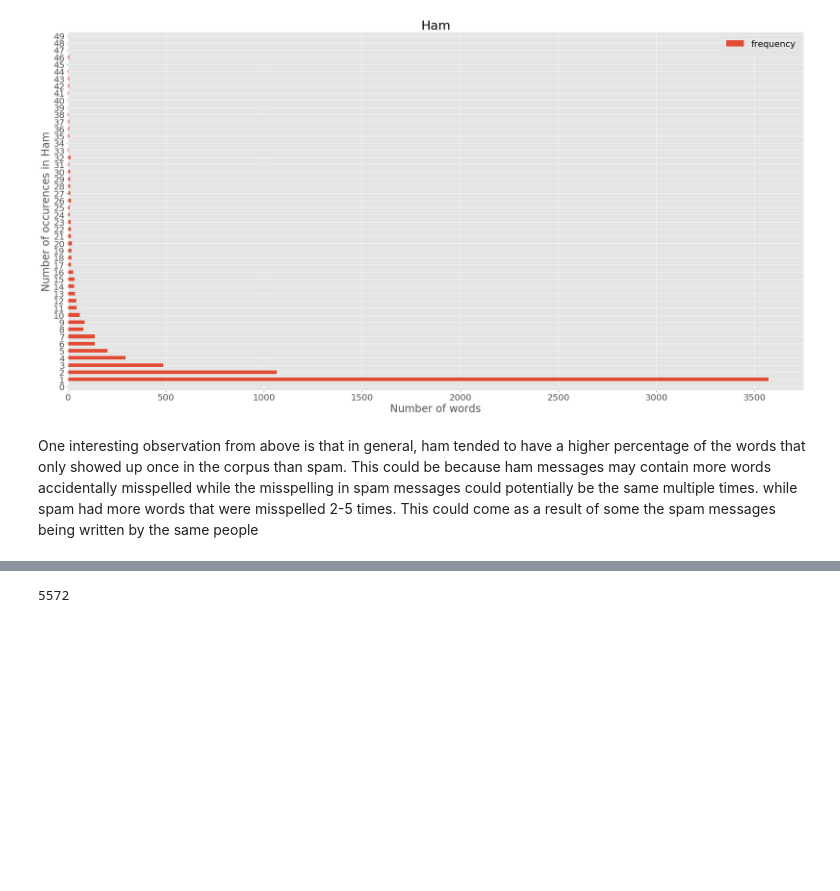
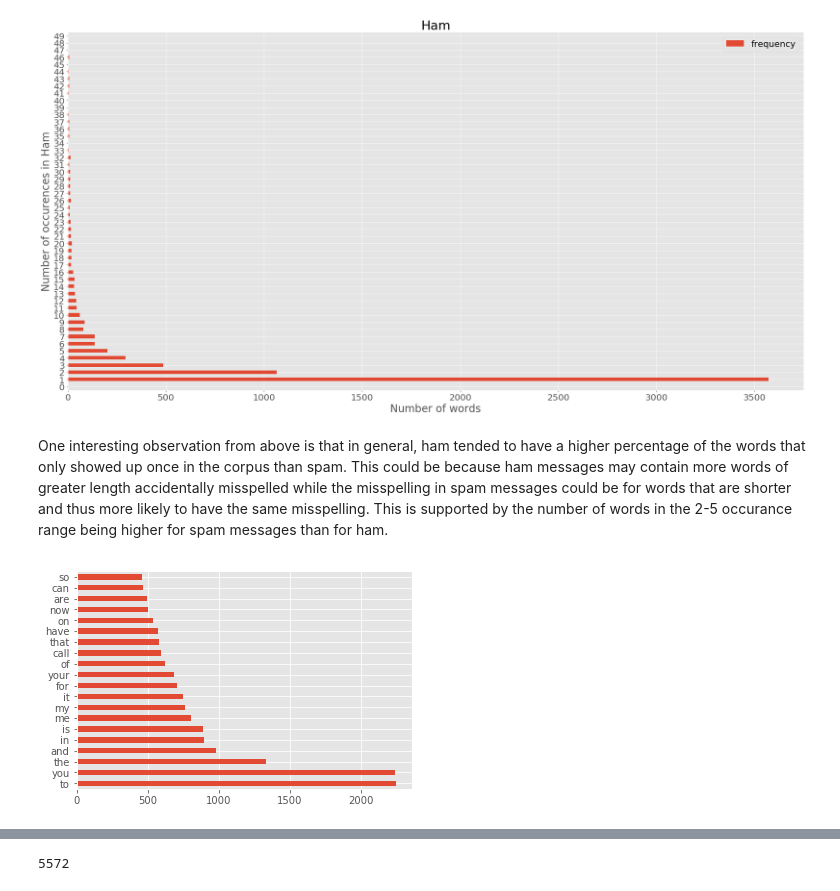
Before and after one commit to ML-Project8/SpamVsHamDataAnalysis, a Jupyter notebook: Lab2-SpamVsHam.ipynb, the cells around one changed output, grey strips where cells are left out. Drawn from its saved outputs; the diff is of its cells as text; code cells hidden in the pictures; blank space fills up the shorter version.

Commit message:
more visuals

```diff
--- a/Lab2-SpamVsHam.ipynb
+++ b/Lab2-SpamVsHam.ipynb
@@ -154,4 +217,13 @@ plt.xlabel("Number of words")
 [figure]
 [figure]
 # %% [markdown]
-One interesting observation from above is that in general, ham tended to have a higher percentage of the words that only showed up once in the corpus than spam. This could be because ham messages may contain more words accidentally misspelled while the misspelling in spam messages could potentially be the same multiple times. while spam had more words that were misspelled 2-5 times. This could come as a result of some the spam messages being written by the same people
+One interesting observation from above is that in general, ham tended to have a higher percentage of the words that only showed up once in the corpus than spam. This could be because ham messages may contain more words of greater length accidentally misspelled while the misspelling in spam messages could be for words that are shorter and thus more likely to have the same misspelling. This is supported by the number of words in the 2-5 occurance range being higher for spam messages than for ham.
+# %%
+top_20 = df_vectorized.sum().sort_values(ascending=False)[:20]
+top_20_spam = df_spam_vect.sum().sort_values(ascending=False)[:20]
+top_20_ham = df_ham_vect.sum().sort_values(ascending=False)[:20]
+
+matplotlib.rcParams.update({'font.size': 10})
+ax = top_20.plot(kind='barh')
+# %% [output]
+[figure, added]
```
Also changed, not shown: parts of 7 cells of this notebook.
